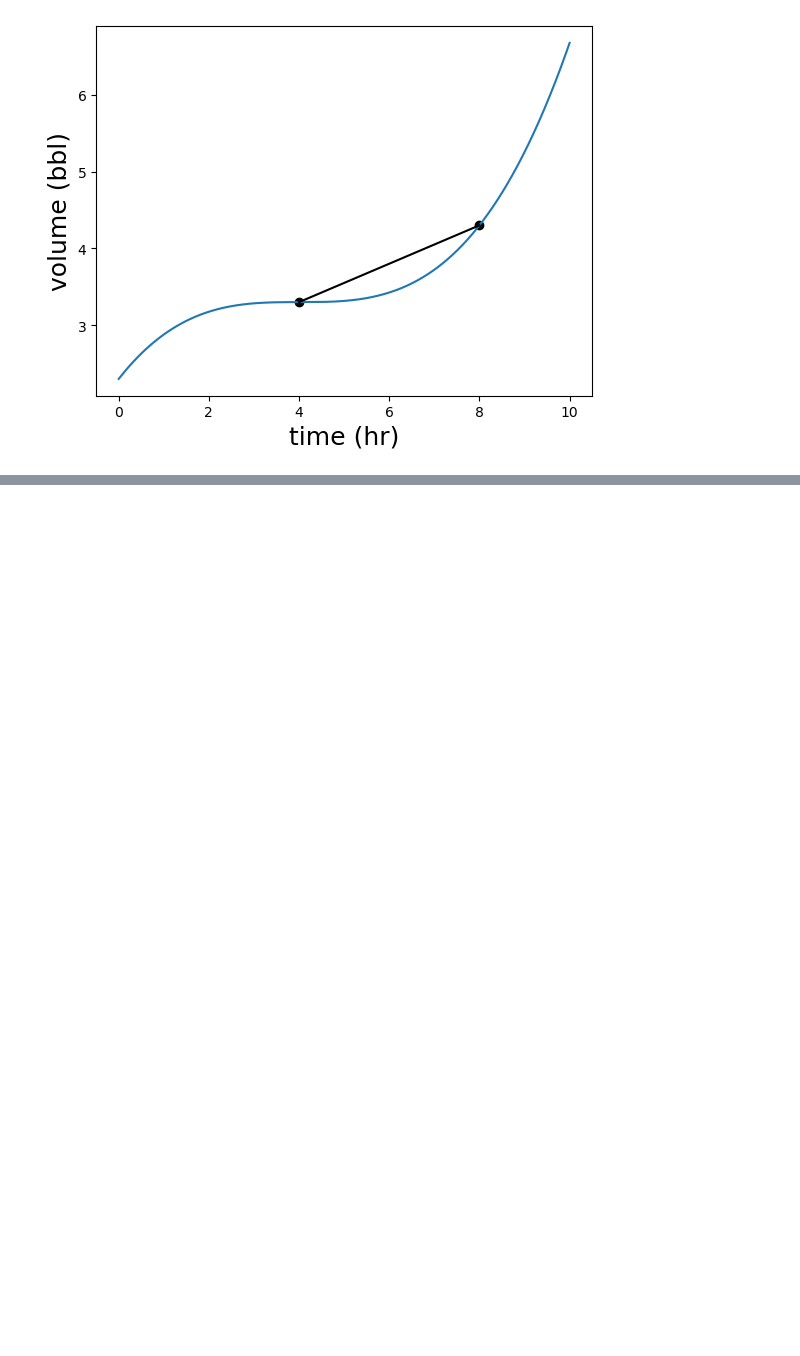
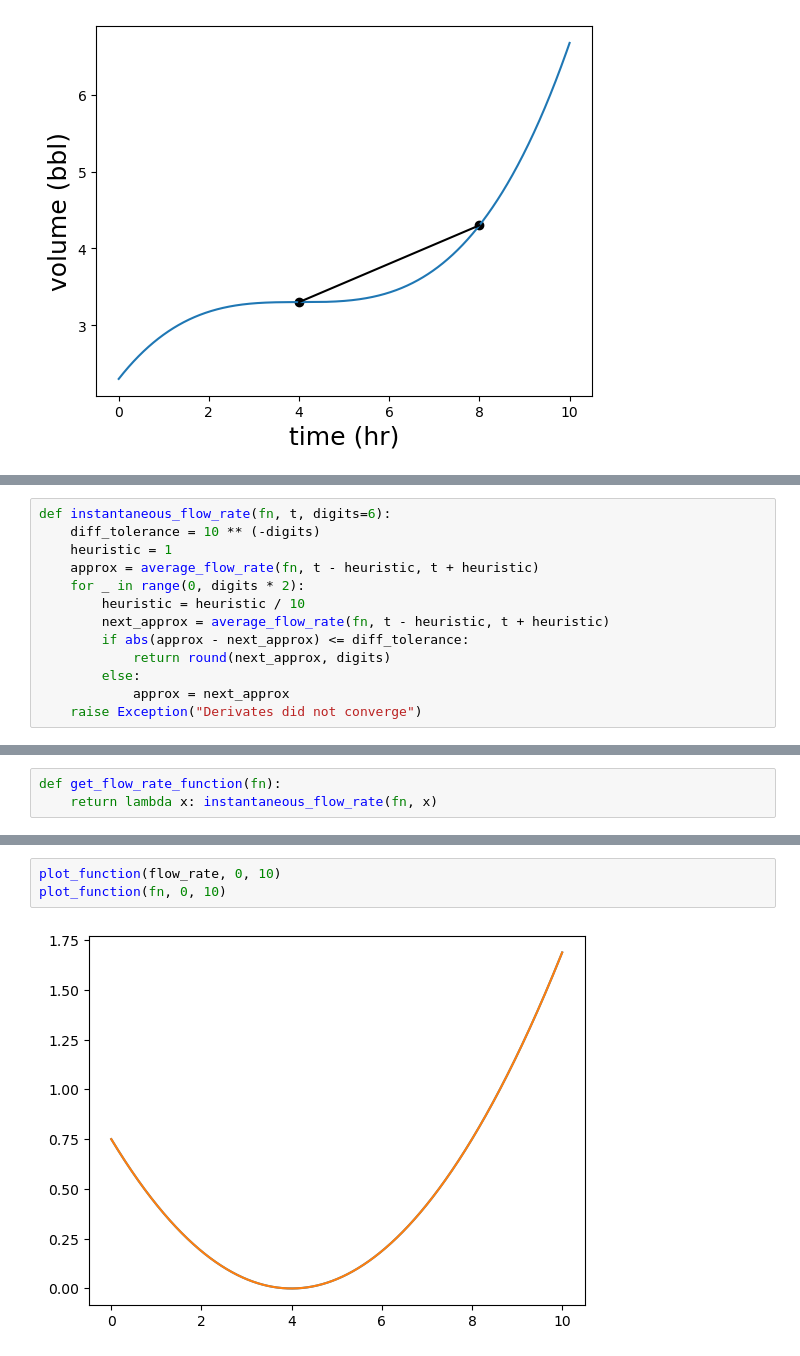
Before and after one commit to Brailor/Math-for-Programmers, a Jupyter notebook: Chapter_08/own.ipynb, the cells around one changed output, grey strips where cells are left out. Drawn from its saved outputs; the diff is of its cells as text; blank space fills up the shorter version.

```diff
--- a/Chapter_08/own.ipynb
+++ b/Chapter_08/own.ipynb
@@ -78,0 +101,13 @@ plot_interval_flow_rates(volume,0,10,1)
+# %%
+def instantaneous_flow_rate(fn, t, digits=6):
+    diff_tolerance = 10 ** (-digits)
+    heuristic = 1
+    approx = average_flow_rate(fn, t - heuristic, t + heuristic)
+    for _ in range(0, digits * 2):
+        heuristic = heuristic / 10
+        next_approx = average_flow_rate(fn, t - heuristic, t + heuristic)
+        if abs(approx - next_approx) <= diff_tolerance:
+            return round(next_approx, digits)
+        else:
+            approx = next_approx
+    raise Exception("Derivates did not converge")
@@ -78,0 +122,3 @@ plot_interval_flow_rates(volume,0,10,1)
+# %%
+def get_flow_rate_function(fn):
+    return lambda x: instantaneous_flow_rate(fn, x)
@@ -78,0 +130,5 @@ plot_interval_flow_rates(volume,0,10,1)
+# %%
+plot_function(flow_rate, 0, 10)
+plot_function(fn, 0, 10)
+# %% [output]
+[figure, added]
```
Also changed, not shown: parts of 12 cells of this notebook.
